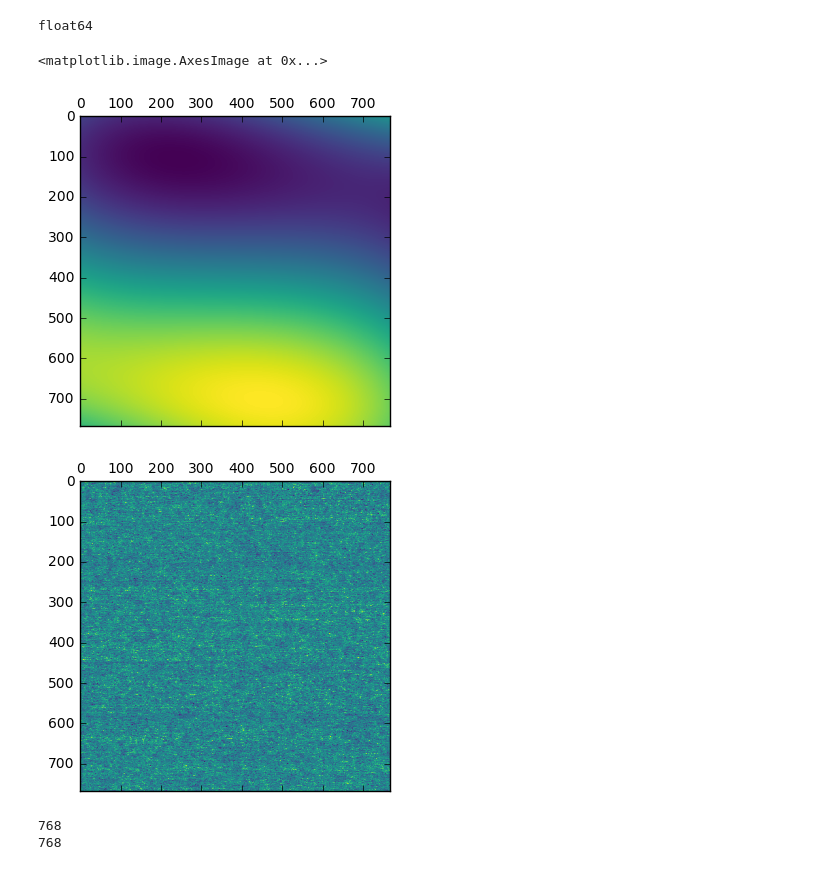
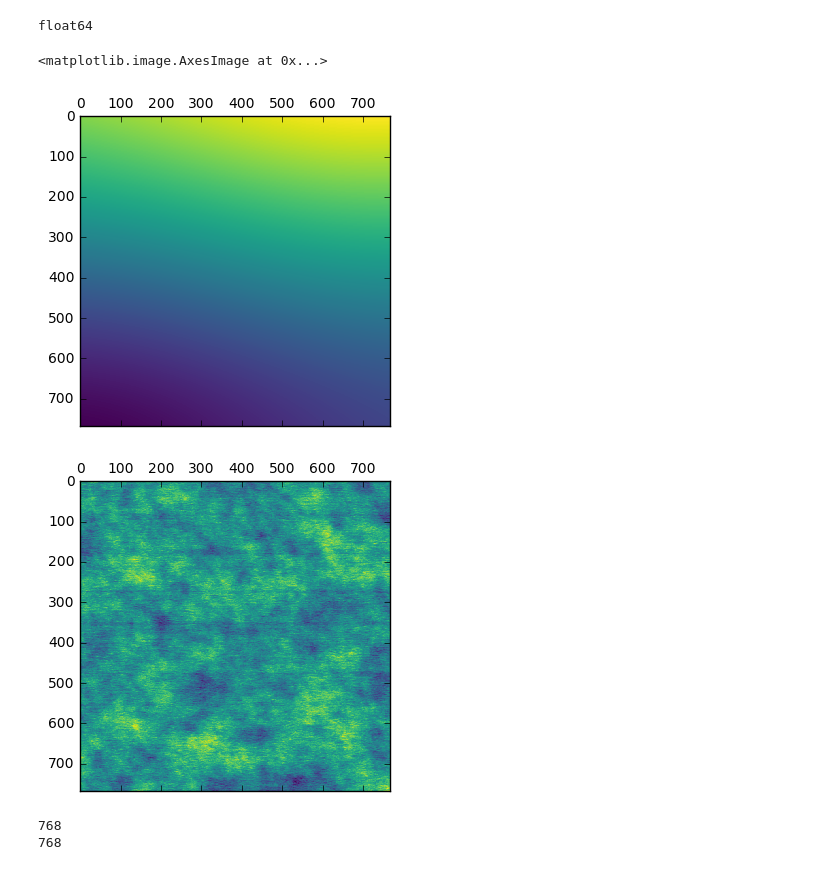
Before and after one commit to wfqethan/Capstone, a Jupyter notebook: ipynbs/AllignRows.ipynb, the cells around one changed output. Saved outputs shown, nothing was run; the diff lists cells and outputs as text; code cells hidden in the pictures.

```diff
--- a/ipynbs/AllignRows.ipynb
+++ b/ipynbs/AllignRows.ipynb
@@ -7,32 +6,32 @@ import matplotlib.pyplot as plt
 
 import warnings
 # %%
-data = np.genfromtxt('../Data/AFM/TXT/10-10_Adh')
+data = np.genfromtxt('../Data/AFM/TXT/10-10_Z')
 
 print (data.dtype)
 
 p_init = models.Polynomial2D(degree = 3)
 fit_p = fitting.LevMarLSQFitter()
 
 x, y = data.shape
 
 yy, xx = np.mgrid[0:x, 0:y]
 
 with warnings.catch_warnings():
     # Ignore model linearity warning from the fitter
     warnings.simplefilter('ignore')
     p = fit_p(p_init, xx, yy, data)
 
 bkg = p(xx, yy)
 final = data - bkg
 
 plt.matshow(bkg, cmap = 'viridis')
 plt.matshow(final, cmap = 'viridis')
 # %% [output]
 float64
 <matplotlib.image.AxesImage at 0x...>
-[figure, old version]
+[figure, new version]
-[figure, old version]
+[figure, new version]
 # %%
 x, y = final.shape
 
```
Also changed, not shown: parts of 5 cells of this notebook, 7 other files.
